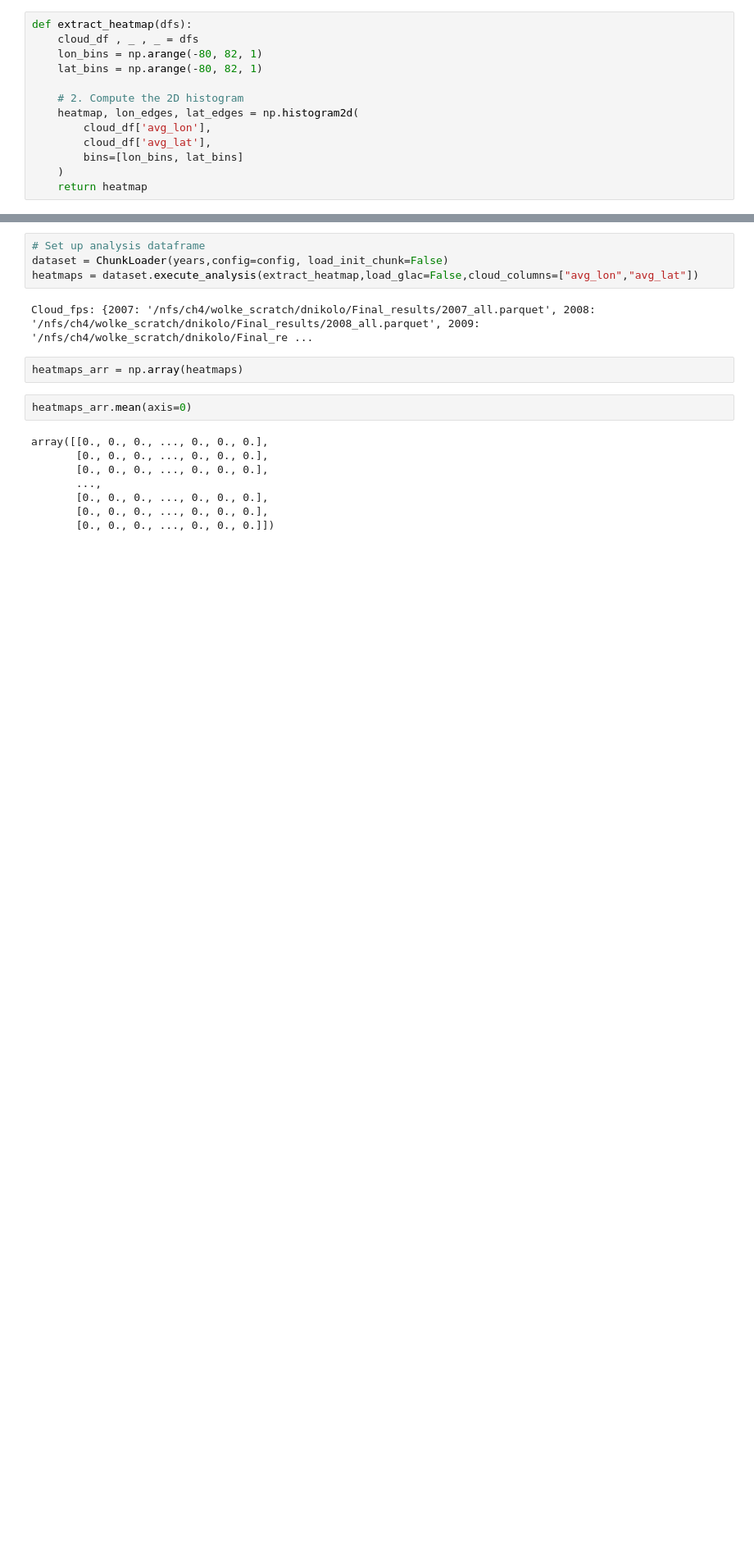
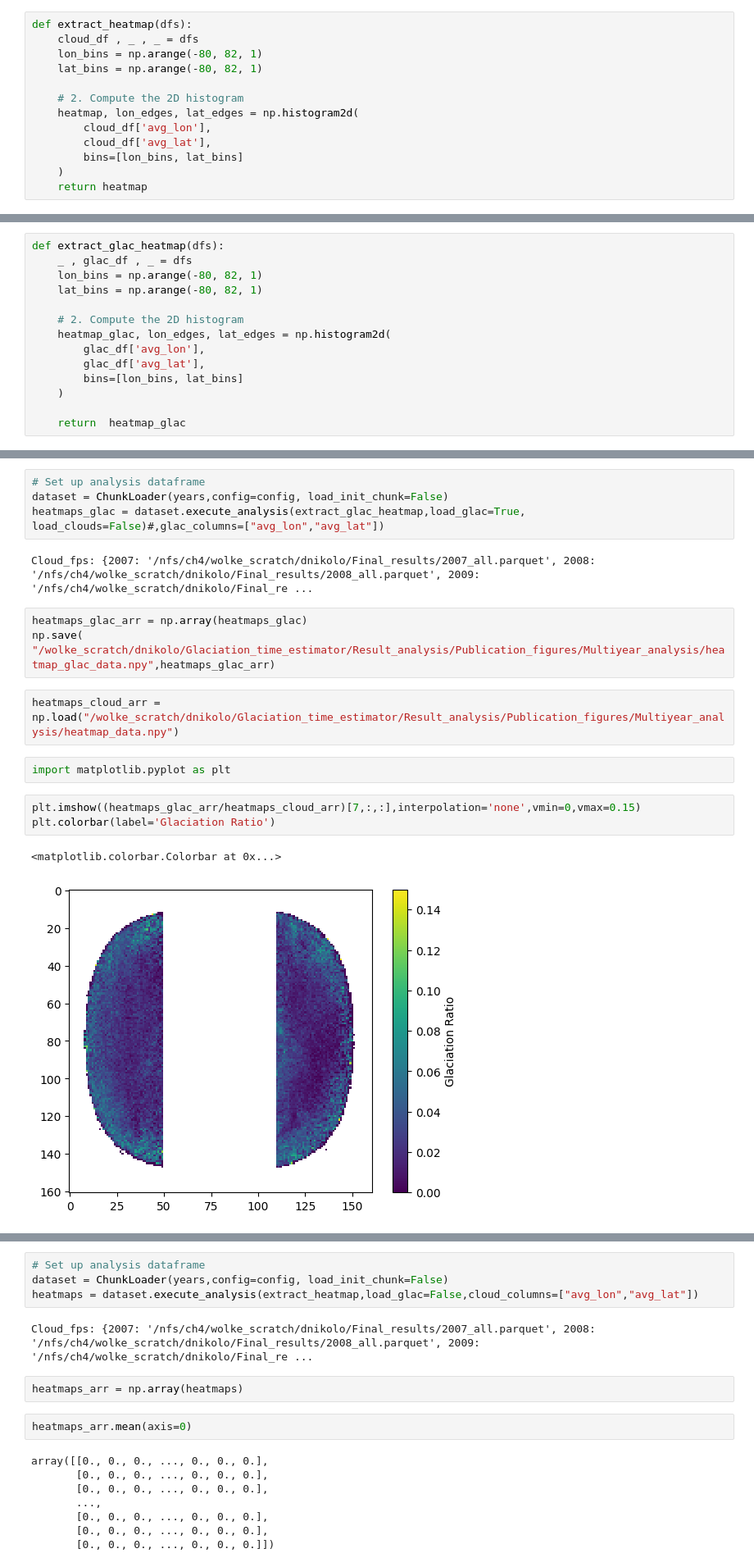
Before and after one commit to DragomirNikolov/Glaciation_time_estimator, a Jupyter notebook: Result_analysis/Publication_figures/Multiyear_analysis/Multiyear_map_data.ipynb, the cells around one changed output, grey strips where cells are left out. Shown at 82% size. Drawn from its saved outputs; the diff is of its cells as text; blank space fills up the shorter version.

```diff
--- a/Result_analysis/Publication_figures/Multiyear_analysis/Multiyear_map_data.ipynb
+++ b/Result_analysis/Publication_figures/Multiyear_analysis/Multiyear_map_data.ipynb
@@ -24,0 +26,14 @@ glac_threshold=0.4
+# %%
+def extract_glac_heatmap(dfs):
+    _ , glac_df , _ = dfs
+    lon_bins = np.arange(-80, 82, 1)
+    lat_bins = np.arange(-80, 82, 1)
+
+    # 2. Compute the 2D histogram
+    heatmap_glac, lon_edges, lat_edges = np.histogram2d(
+        glac_df['avg_lon'],
+        glac_df['avg_lat'],
+        bins=[lon_bins, lat_bins]
+    )
+
+    return  heatmap_glac
@@ -24,0 +706,19 @@ glac_threshold=0.4
+# %%
+# Set up analysis dataframe
+dataset = ChunkLoader(years,config=config, load_init_chunk=False)
+heatmaps_glac = dataset.execute_analysis(extract_glac_heatmap,load_glac=True, load_clouds=False)#,glac_columns=["avg_lon","avg_lat"])
+# %% [output]
+Cloud_fps: {2007: '/nfs/ch4/wolke_scratch/dnikolo/Final_results/2007_all.parquet', 2008: '/nfs/ch4/wolke_scratch/dnikolo/Final_results/2008_all.parquet', 2009: '/nfs/ch4/wolke_scratch/dnikolo/Final_re ...
+# %%
+heatmaps_glac_arr = np.array(heatmaps_glac)
+np.save( "/wolke_scratch/dnikolo/Glaciation_time_estimator/Result_analysis/Publication_figures/Multiyear_analysis/heatmap_glac_data.npy",heatmaps_glac_arr)
+# %%
+heatmaps_cloud_arr = np.load("/wolke_scratch/dnikolo/Glaciation_time_estimator/Result_analysis/Publication_figures/Multiyear_analysis/heatmap_data.npy")
+# %%
+import matplotlib.pyplot as plt
+# %%
+plt.imshow((heatmaps_glac_arr/heatmaps_cloud_arr)[7,:,:],interpolation='none',vmin=0,vmax=0.15)
+plt.colorbar(label='Glaciation Ratio')
+# %% [output]
+<matplotlib.colorbar.Colorbar at 0x...>
+[figure, added]
```
Also changed, not shown: parts of 30 cells of this notebook, 7 other files.
